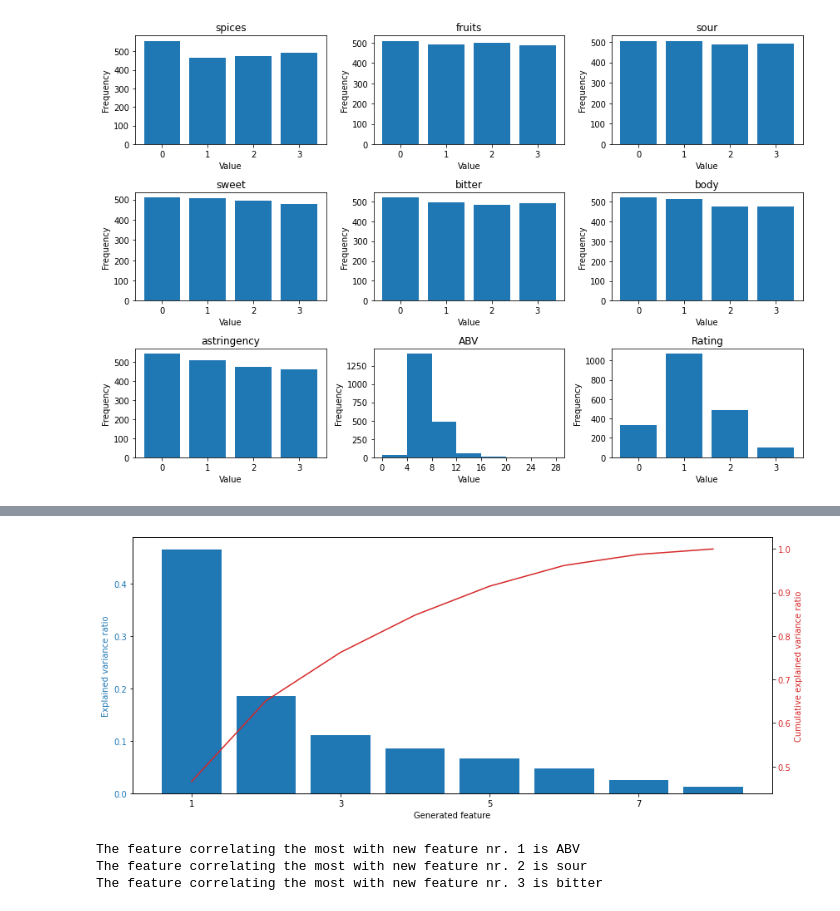
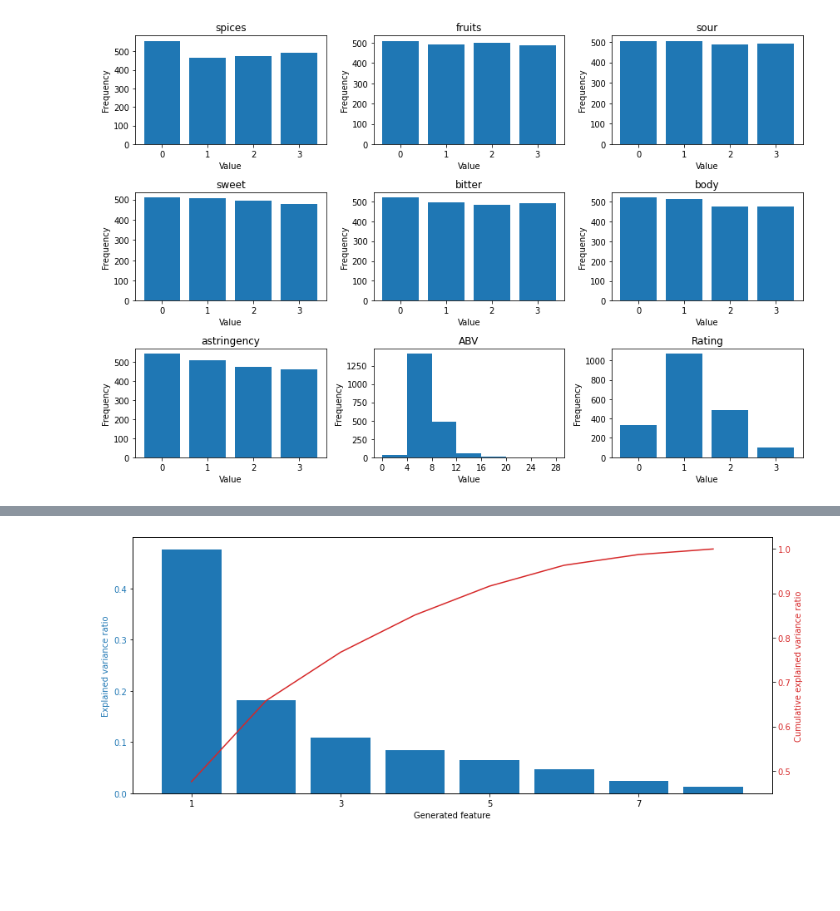
Before and after one commit to marusearadu/CS-C3240-ML-Project, a Jupyter notebook: mlProj.ipynb, the cells around one changed output, grey strips where cells are left out. Saved outputs shown, nothing was run; the diff lists cells and outputs as text; code cells hidden in the pictures; blank space fills up the shorter version.

```diff
--- a/mlProj.ipynb
+++ b/mlProj.ipynb
@@ -54,7 +54,7 @@ for i in range(len(categorical_columns)):
             intervals[i] = intervals[i - 1] + 1
     intervals.append(theSplit[-1][-1])
 
-    categorized = pd.cut(df[column], bins = intervals, labels = labels, include_lowest = True)
+    categorized = pd.cut(df[column], bins = intervals, labels = labels, include_lowest = True).cat.codes
     df.insert(i + 2, column.lower(), categorized)
 
 # Drop the unnecessary/useless columns
@@ -72,7 +72,7 @@ intervals = [1, 3.5, 4, 4.25, 5]
 
 # creating the features and labels
 X = df.drop(['review_overall'], axis = 1)
-y = pd.cut(df['review_overall'], bins = intervals, labels = labels, include_lowest = True)
+y = pd.cut(df['review_overall'], bins = intervals, labels = labels, include_lowest = True).cat.codes
 y.value_counts()
 # %% [output]
 1    1067
@@ -109,37 +123,32 @@ plt.tight_layout()
+# %%
+# splitting data into train/test
+X_model, X_test, y_model, y_test = train_test_split(X, y, test_size = 0.3)
+stratKFold = StratifiedKFold(shuffle = True)
 # %%
 # Let's try to apply PCA on the data before using the second method
 N = X.shape[1]
 pca = PCA(n_components = N)
-X_transformed = pca.fit_transform(X)
+X_transformed = pca.fit_transform(X_model)
 
 fig, ax1 = plt.subplots(figsize=(12, 5))
 color = 'tab:blue'
 ax1.bar(1+np.arange(N), pca.explained_variance_ratio_, color=color)
 ax1.set_xticks(1+np.arange(N, step=2))
 ax1.tick_params(axis='y', labelcolor=color)
 ax1.set_ylabel("Explained variance ratio", color=color)
 ax1.set_xlabel("Generated feature")
 
 ax2 = ax1.twinx()
 color = 'tab:red'
 ax2.tick_params(axis='y', labelcolor=color)
 ax2.plot(1+np.arange(N), np.cumsum(pca.explained_variance_ratio_), color=color)
 ax2.set_ylabel("Cumulative explained variance ratio", color=color)
 fig.tight_layout()
 plt.show()
 # %% [output]
-[figure, old version]
+[figure, new version]
 # %%
 # Notice that the first 3 generated features have variance ratio above 0.1
 # so we'll be using N = 3 during our PCA training
 N = 3
-# Additionally, to get some real-world feel of what these features mean
-# Let's print the columns the correlate the most with each new feature:
-dimensionCorr = pd.DataFrame(pca.components_,columns=X.columns).abs().idxmax(axis = 'columns')
-for i in range(N):
-    print(f"The feature correlating the most with new feature nr. {i + 1} is {dimensionCorr[i]}")
-# %% [output]
-The feature correlating the most with new feature nr. 1 is ABV
-The feature correlating the most with new feature nr. 2 is sour
-The feature correlating the most with new feature nr. 3 is bitter
 # %%
```
Also changed, not shown: parts of 6 cells of this notebook.
